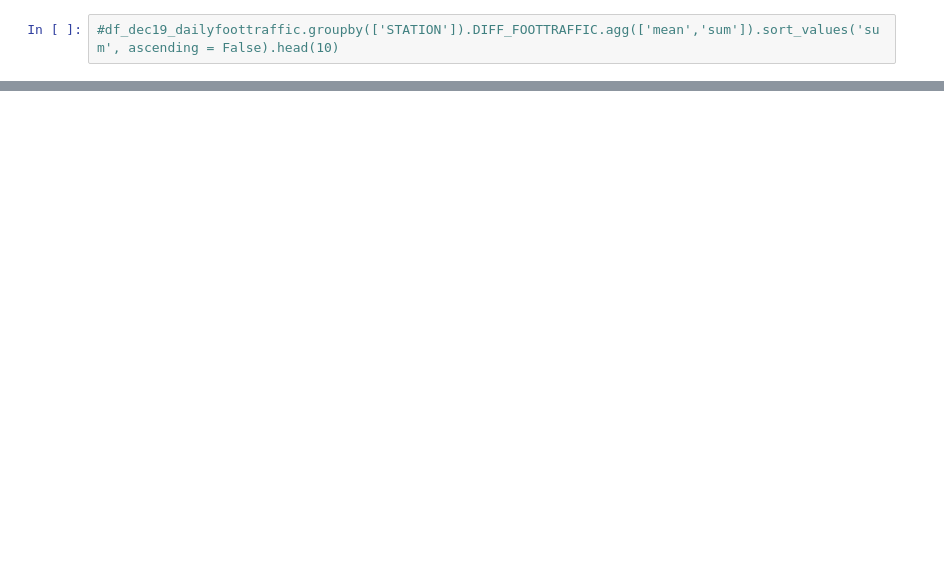
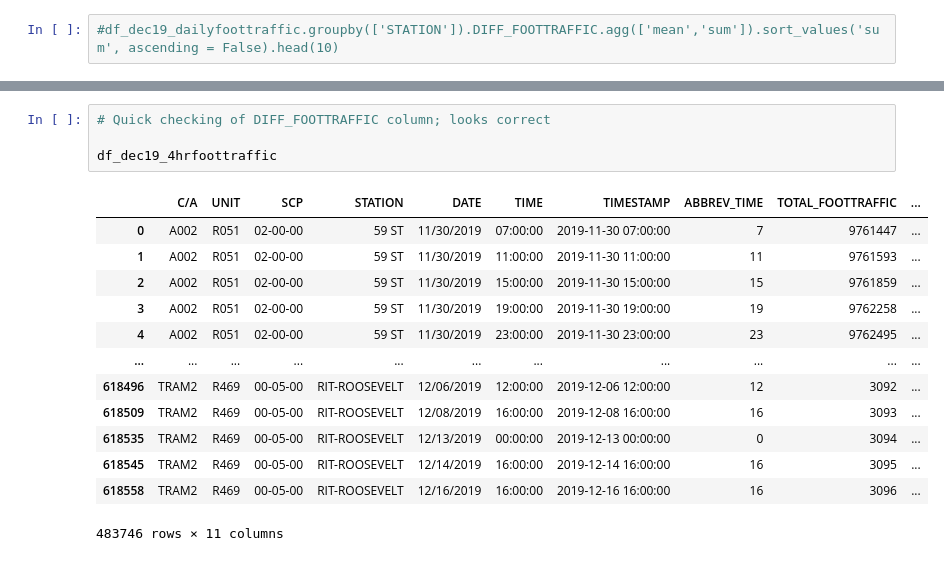
Before and after one commit to manyshapes/MTA-Ridership-Time-Analysis, a Jupyter notebook: FootTraffic Calculations.ipynb, the cells around one changed output, grey strips where cells are left out. Saved outputs shown, nothing was run; the diff lists cells and outputs as text; blank space fills up the shorter version.

```diff
--- a/FootTraffic Calculations.ipynb
+++ b/FootTraffic Calculations.ipynb
@@ -58 +84,19 @@ df_june20_4hrfoottraffic, df_june20_maxfoottraffic = hr4FootTraffic(df_june20)
+# %%
+# Quick checking of DIFF_FOOTTRAFFIC column; looks correct
+
+df_dec19_4hrfoottraffic
+# %% [output]
+|  | C/A | UNIT | SCP | STATION | DATE | TIME | TIMESTAMP | ABBREV_TIME | TOTAL_FOOTTRAFFIC | ... |
+| 0 | A002 | R051 | 02-00-00 | 59 ST | 11/30/2019 | 07:00:00 | 2019-11-30 07:00:00 | 7 | 9761447 | ... |
+| 1 | A002 | R051 | 02-00-00 | 59 ST | 11/30/2019 | 11:00:00 | 2019-11-30 11:00:00 | 11 | 9761593 | ... |
+| 2 | A002 | R051 | 02-00-00 | 59 ST | 11/30/2019 | 15:00:00 | 2019-11-30 15:00:00 | 15 | 9761859 | ... |
+| 3 | A002 | R051 | 02-00-00 | 59 ST | 11/30/2019 | 19:00:00 | 2019-11-30 19:00:00 | 19 | 9762258 | ... |
+| 4 | A002 | R051 | 02-00-00 | 59 ST | 11/30/2019 | 23:00:00 | 2019-11-30 23:00:00 | 23 | 9762495 | ... |
+| ... | ... | ... | ... | ... | ... | ... | ... | ... | ... | ... |
+| 618496 | TRAM2 | R469 | 00-05-00 | RIT-ROOSEVELT | 12/06/2019 | 12:00:00 | 2019-12-06 12:00:00 | 12 | 3092 | ... |
+| 618509 | TRAM2 | R469 | 00-05-00 | RIT-ROOSEVELT | 12/08/2019 | 16:00:00 | 2019-12-08 16:00:00 | 16 | 3093 | ... |
+| 618535 | TRAM2 | R469 | 00-05-00 | RIT-ROOSEVELT | 12/13/2019 | 00:00:00 | 2019-12-13 00:00:00 | 0 | 3094 | ... |
+| 618545 | TRAM2 | R469 | 00-05-00 | RIT-ROOSEVELT | 12/14/2019 | 16:00:00 | 2019-12-14 16:00:00 | 16 | 3095 | ... |
+| 618558 | TRAM2 | R469 | 00-05-00 | RIT-ROOSEVELT | 12/16/2019 | 16:00:00 | 2019-12-16 16:00:00 | 16 | 3096 | ... |
+483746 rows × 11 columns
 # %%
```
Also changed, not shown: parts of 8 cells of this notebook.
